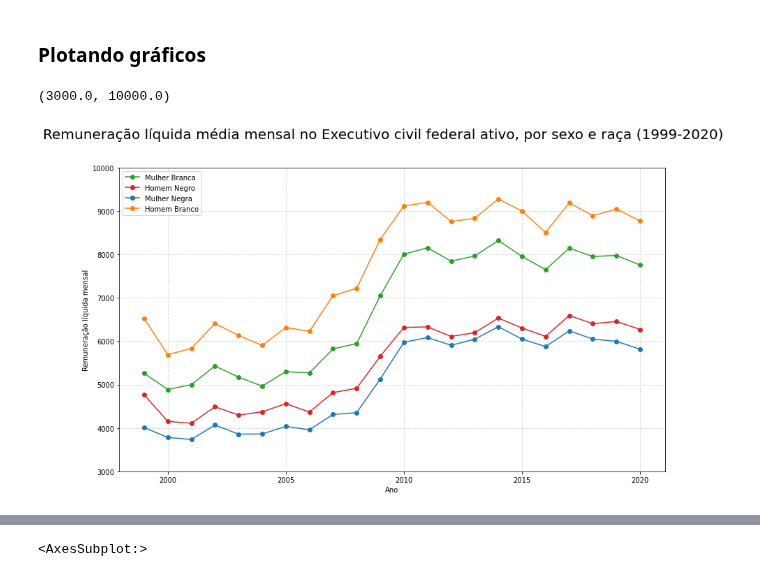
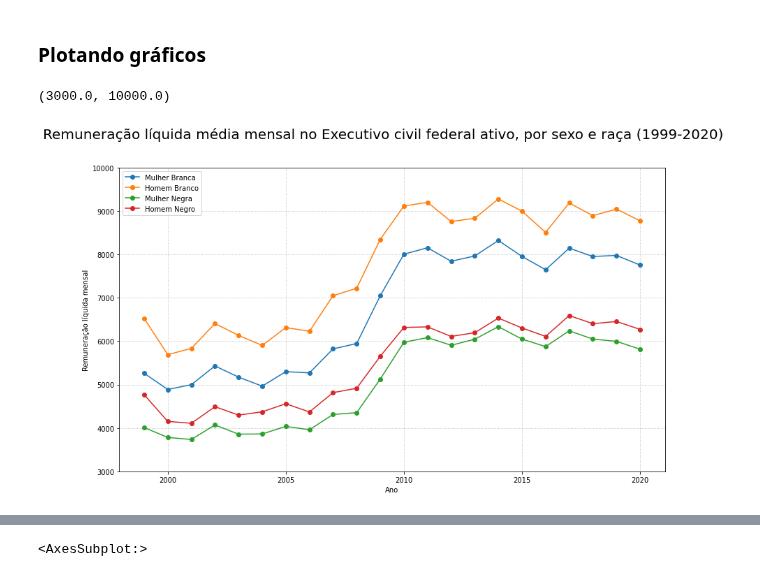
Before and after one commit to deborabastos/hacker_fiscalizacao, a Jupyter notebook: serviores.ipynb, the cells around one changed output, grey strips where cells are left out. Saved outputs shown, nothing was run; the diff lists cells and outputs as text; code cells hidden in the pictures.

```diff
--- a/serviores.ipynb
+++ b/serviores.ipynb
@@ -292,27 +292,23 @@ df_hb_20
 # %%
 # Gráfico contendo a remuneração líquida média mensal por ano e por categoria
 
 fig1, ax1 = plt.subplots(figsize=(14,8))
 plt.suptitle('Remuneração líquida média mensal no Executivo civil federal ativo, por sexo e raça (1999-2020)', size=20)
 grupos = {'Homem Branco', 'Homem Negro', 'Mulher Branca', 'Mulher Negra'}
 
 for i in grupos:
     sel = df.loc[df['sexo_raça'] == i]
     x = sel['ano']
     y = sel['liquido']
     plt.plot(x,y, label=i, marker='o')
-    # df_pivot[i].rolling(3).mean().plot(linestyle=':')
-handles, labels = ax1.get_legend_handles_labels()
-handles = [handles[2], handles[3], handles[0], handles[1]]
-labels = [labels[2], labels[3], labels[0], labels[1]]
-plt.legend(handles, labels)
+plt.legend()
 plt.grid(True, linestyle=':')
 plt.xlabel('Ano')
 plt.ylabel('Remuneração líquida mensal')
 plt.ylim(3000,10000)
 # %% [output]
 (3000.0, 10000.0)
-[figure, old version]
+[figure, new version]
 # %%
 # Verificar tendência suavizada com média móvel de 4 períodos -> nota-se dois platôs
 fig2, ax2 = plt.subplots(figsize=(7,4))
```
Also changed, not shown: parts of 5 cells of this notebook.
